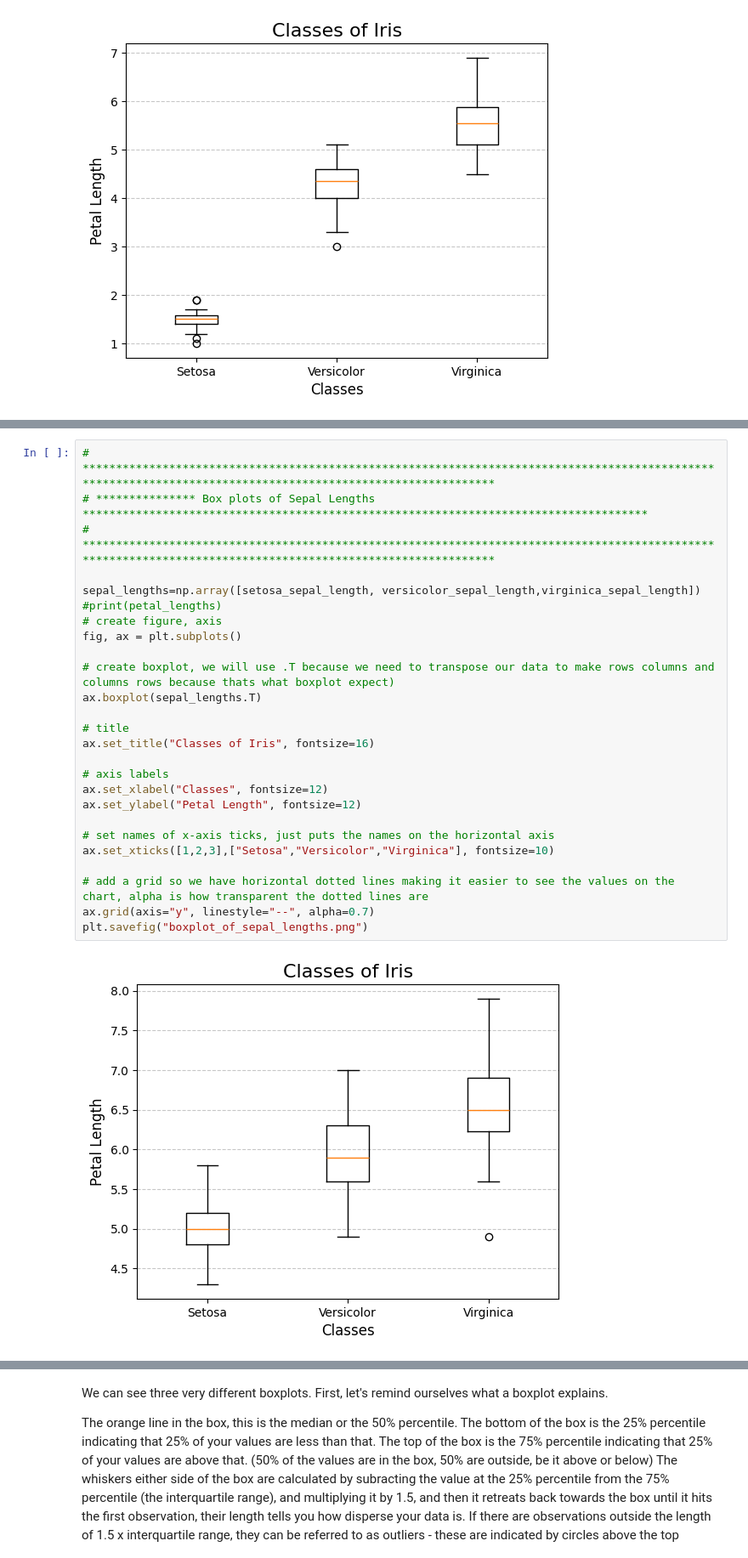
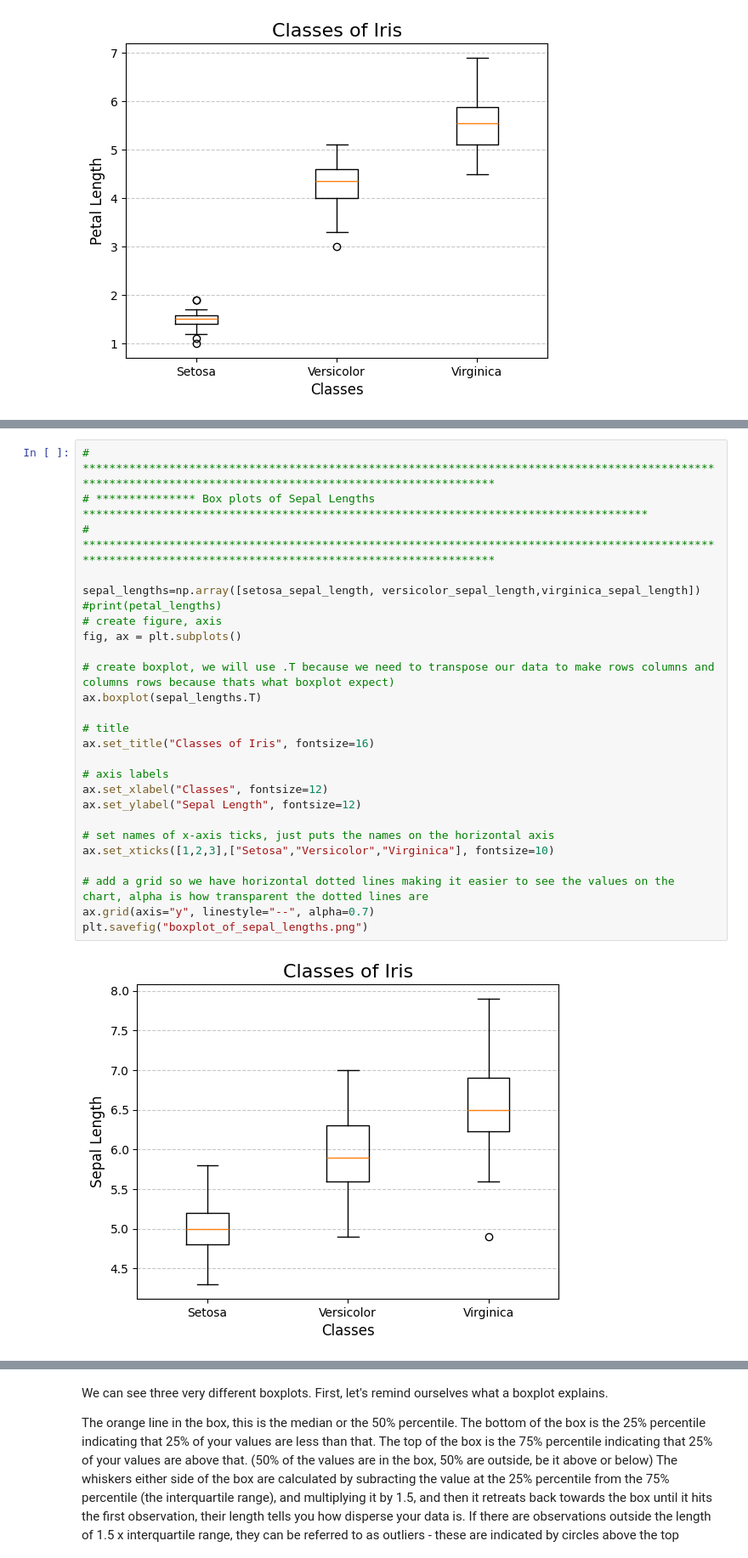
Before and after one commit to callagg2/principles_of_data_analytics, a Jupyter notebook: assessment/tasks.ipynb, the cells around one changed output, grey strips where cells are left out. Shown: that part at 85% size. Saved outputs shown, nothing was run; the diff lists cells and outputs as text.

```diff
--- a/assessment/tasks.ipynb
+++ b/assessment/tasks.ipynb
@@ -671,31 +671,31 @@ plt.savefig("boxplot_of_petal_widths.png")
 # %%
 # *************************************************************************************************************************************************************
 # *************** Box plots of Sepal Lengths *************************************************************************************
 # *************************************************************************************************************************************************************
 
 sepal_lengths=np.array([setosa_sepal_length, versicolor_sepal_length,virginica_sepal_length])
 #print(petal_lengths)
 # create figure, axis
 fig, ax = plt.subplots()
 
 # create boxplot, we will use .T because we need to transpose our data to make rows columns and columns rows because thats what boxplot expect)
 ax.boxplot(sepal_lengths.T)
 
 # title
 ax.set_title("Classes of Iris", fontsize=16)
 
 # axis labels
 ax.set_xlabel("Classes", fontsize=12)
-ax.set_ylabel("Petal Length", fontsize=12)
+ax.set_ylabel("Sepal Length", fontsize=12)
 
 # set names of x-axis ticks, just puts the names on the horizontal axis
 ax.set_xticks([1,2,3],["Setosa","Versicolor","Virginica"], fontsize=10)
 
 # add a grid so we have horizontal dotted lines making it easier to see the values on the chart, alpha is how transparent the dotted lines are
 ax.grid(axis="y", linestyle="--", alpha=0.7)
 plt.savefig("boxplot_of_sepal_lengths.png")
 # %% [output]
-[figure, old version]
+[figure, new version]
 # %%
 # *************************************************************************************************************************************************************
 # *************** Box plots of Sepal Widths *************************************************************************************
```
Also changed, not shown: parts of 7 cells of this notebook, 3 other files.
